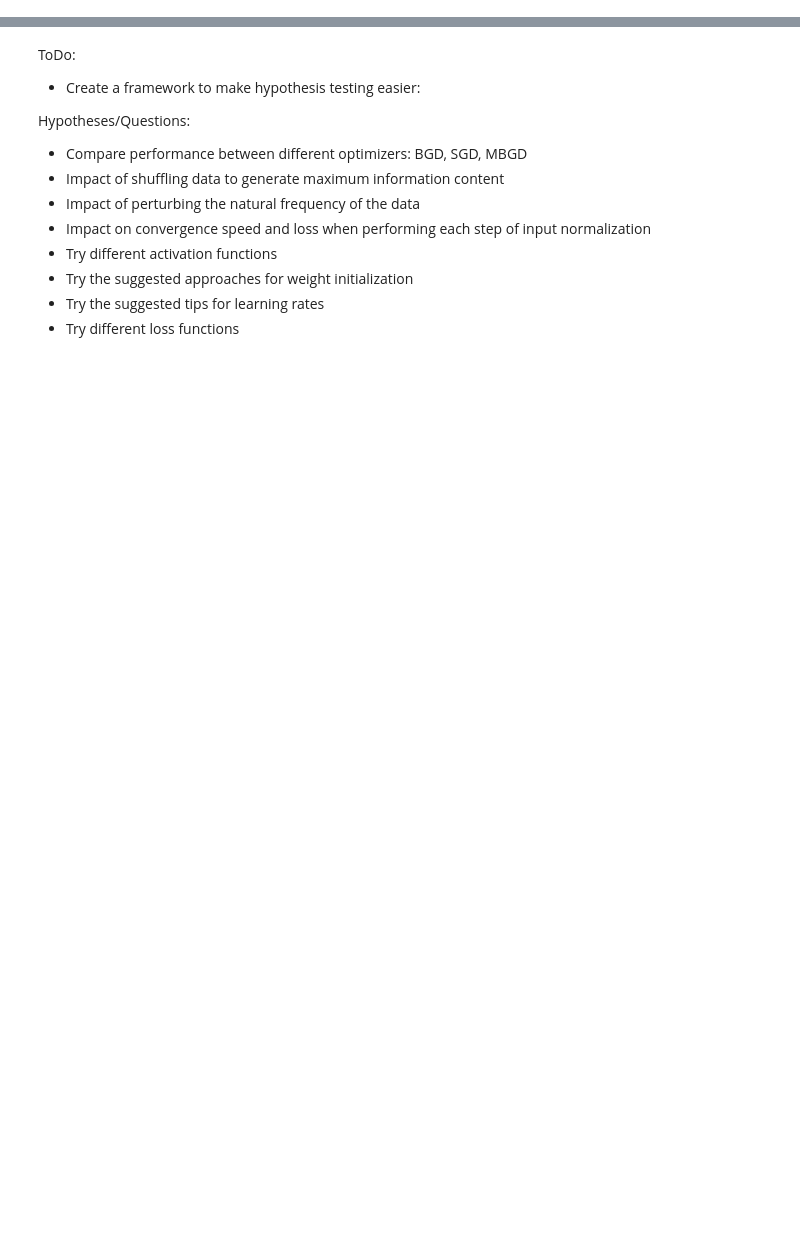
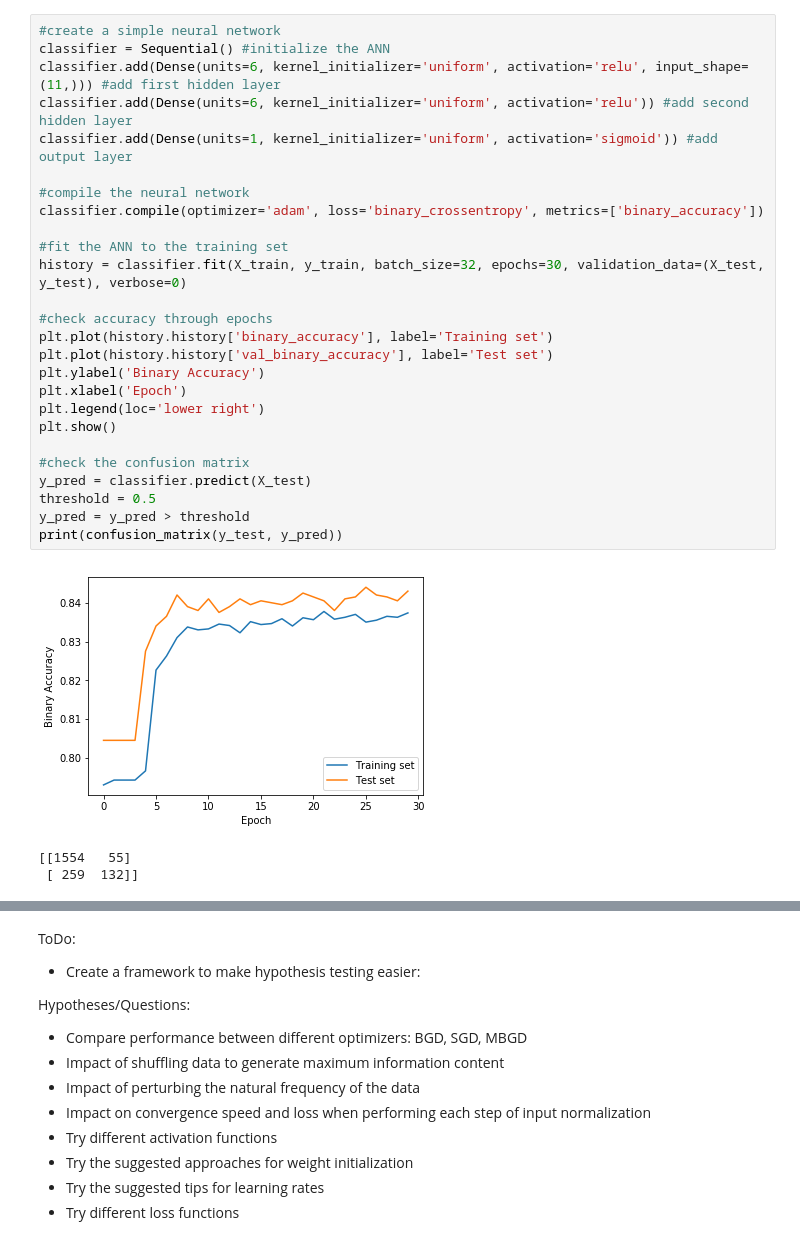
Before and after one commit to apcc-geoslegend/Deep-Learning, a Jupyter notebook: Artificial Neural Networks/Artificial Neural Networks.ipynb, the cells around one changed output, grey strips where cells are left out. Saved outputs shown, nothing was run; the diff lists cells and outputs as text; blank space fills up the shorter version.

```diff
--- a/Artificial Neural Networks/Artificial Neural Networks.ipynb
+++ b/Artificial Neural Networks/Artificial Neural Networks.ipynb
@@ -331,0 +463,30 @@ ImportError: cannot import name 'ops'
+# %%
+#create a simple neural network
+classifier = Sequential() #initialize the ANN
+classifier.add(Dense(units=6, kernel_initializer='uniform', activation='relu', input_shape=(11,))) #add first hidden layer
+classifier.add(Dense(units=6, kernel_initializer='uniform', activation='relu')) #add second hidden layer
+classifier.add(Dense(units=1, kernel_initializer='uniform', activation='sigmoid')) #add output layer
+
+#compile the neural network
+classifier.compile(optimizer='adam', loss='binary_crossentropy', metrics=['binary_accuracy'])
+
+#fit the ANN to the training set
+history = classifier.fit(X_train, y_train, batch_size=32, epochs=30, validation_data=(X_test, y_test), verbose=0)
+
+#check accuracy through epochs
+plt.plot(history.history['binary_accuracy'], label='Training set')
+plt.plot(history.history['val_binary_accuracy'], label='Test set')
+plt.ylabel('Binary Accuracy')
+plt.xlabel('Epoch')
+plt.legend(loc='lower right')
+plt.show()
+
+#check the confusion matrix
+y_pred = classifier.predict(X_test)
+threshold = 0.5
+y_pred = y_pred > threshold
+print(confusion_matrix(y_test, y_pred))
+# %% [output]
+[figure, added]
+[[1554   55]
+ [ 259  132]]
```
Also changed, not shown: parts of 11 cells of this notebook.
